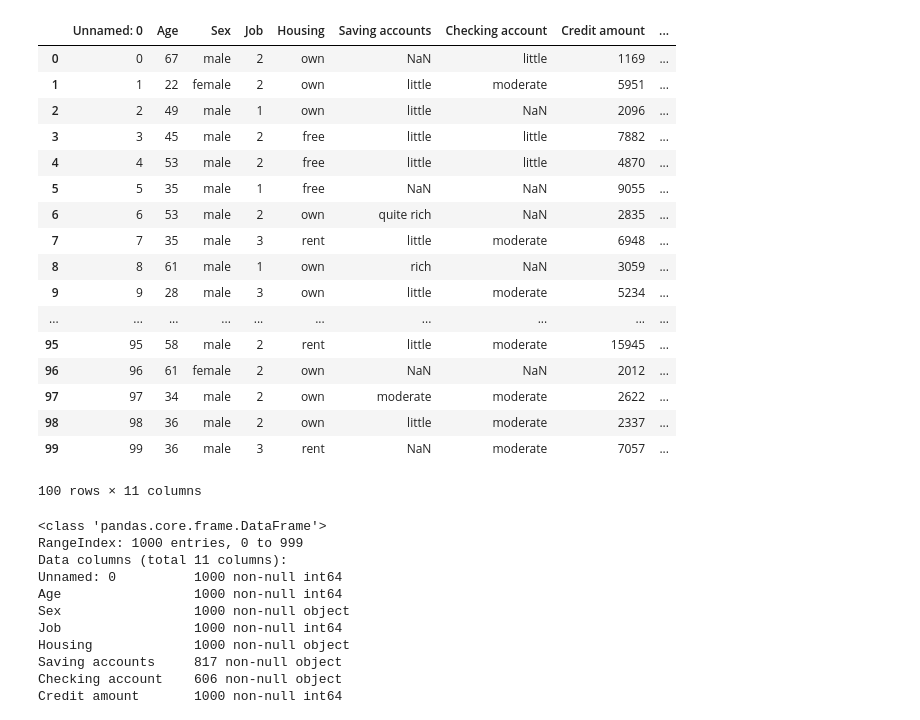
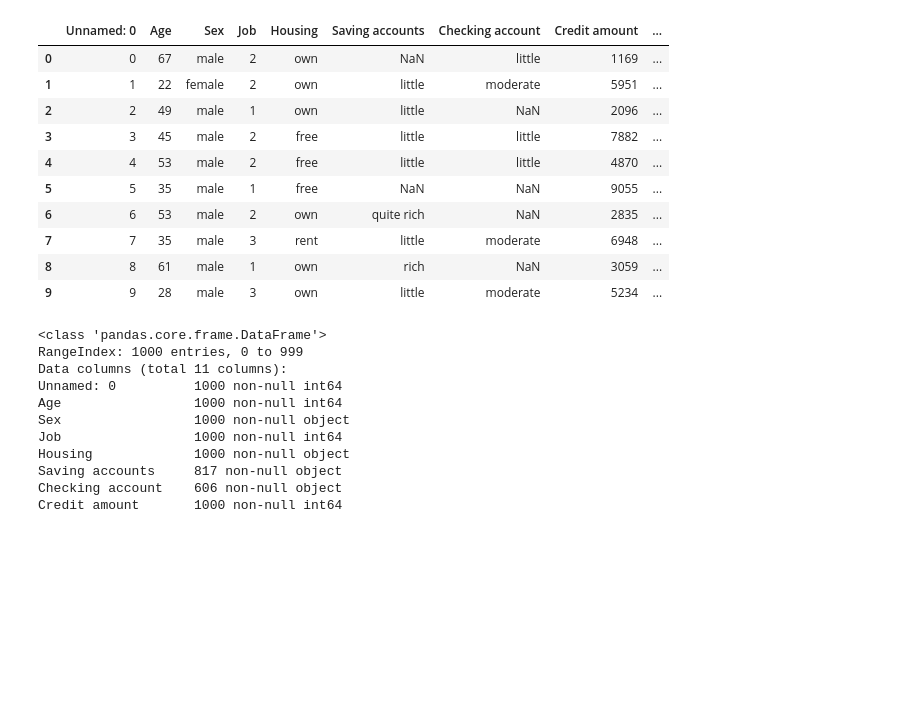
Before and after one commit to xazip/DS_301_Lab2, a Jupyter notebook: DS301_Lab2.ipynb, the cells around one changed output. Saved outputs shown, nothing was run; the diff lists cells and outputs as text; code cells hidden in the pictures; blank space fills up the shorter version.

```diff
--- a/DS301_Lab2.ipynb
+++ b/DS301_Lab2.ipynb
@@ -14,38 +14,31 @@ from sklearn.naive_bayes import GaussianNB
 from sklearn.metrics import accuracy_score
 credit_data = pd.read_csv("https://storage.googleapis.com/kaggle-forum-message-attachments/237294/7771/german_credit_data.csv")
 # %%
-credit_data.head(100)
+credit_data.head(10)
 # There are 11 attributes
 # Attribute "Unamed:0" seems to be used for indexing
 # Age: is the age of the person asking for the loan
-# Sex: is the sexual orrientation of the person applying
+# Sex: is the sexual orientation of the person applying
 # Job: is the number of jobs the individual has had
 # Housing: describes there living situation
 # Saving accounts: categorical description of the individuals savings amount
 # Checking account: categorical description of the individuals checkings amount
 # credit amount: Amount the individual is seeking
 # Duration: length of the loan
 # Purpose: reason the individual is applying for the loan
 # Risk: Risk involved with loan
 # %% [output]
 |  | Unnamed: 0 | Age | Sex | Job | Housing | Saving accounts | Checking account | Credit amount | ... |
 | 0 | 0 | 67 | male | 2 | own | NaN | little | 1169 | ... |
 | 1 | 1 | 22 | female | 2 | own | little | moderate | 5951 | ... |
 | 2 | 2 | 49 | male | 1 | own | little | NaN | 2096 | ... |
 | 3 | 3 | 45 | male | 2 | free | little | little | 7882 | ... |
 | 4 | 4 | 53 | male | 2 | free | little | little | 4870 | ... |
 | 5 | 5 | 35 | male | 1 | free | NaN | NaN | 9055 | ... |
 | 6 | 6 | 53 | male | 2 | own | quite rich | NaN | 2835 | ... |
 | 7 | 7 | 35 | male | 3 | rent | little | moderate | 6948 | ... |
 | 8 | 8 | 61 | male | 1 | own | rich | NaN | 3059 | ... |
 | 9 | 9 | 28 | male | 3 | own | little | moderate | 5234 | ... |
-| ... | ... | ... | ... | ... | ... | ... | ... | ... | ... |
-| 95 | 95 | 58 | male | 2 | rent | little | moderate | 15945 | ... |
-| 96 | 96 | 61 | female | 2 | own | NaN | NaN | 2012 | ... |
-| 97 | 97 | 34 | male | 2 | own | moderate | moderate | 2622 | ... |
-| 98 | 98 | 36 | male | 2 | own | little | moderate | 2337 | ... |
-| 99 | 99 | 36 | male | 3 | rent | NaN | moderate | 7057 | ... |
-100 rows × 11 columns
 # %%
 credit_data.info()
 
```
Also changed, not shown: parts of 44 cells of this notebook.
